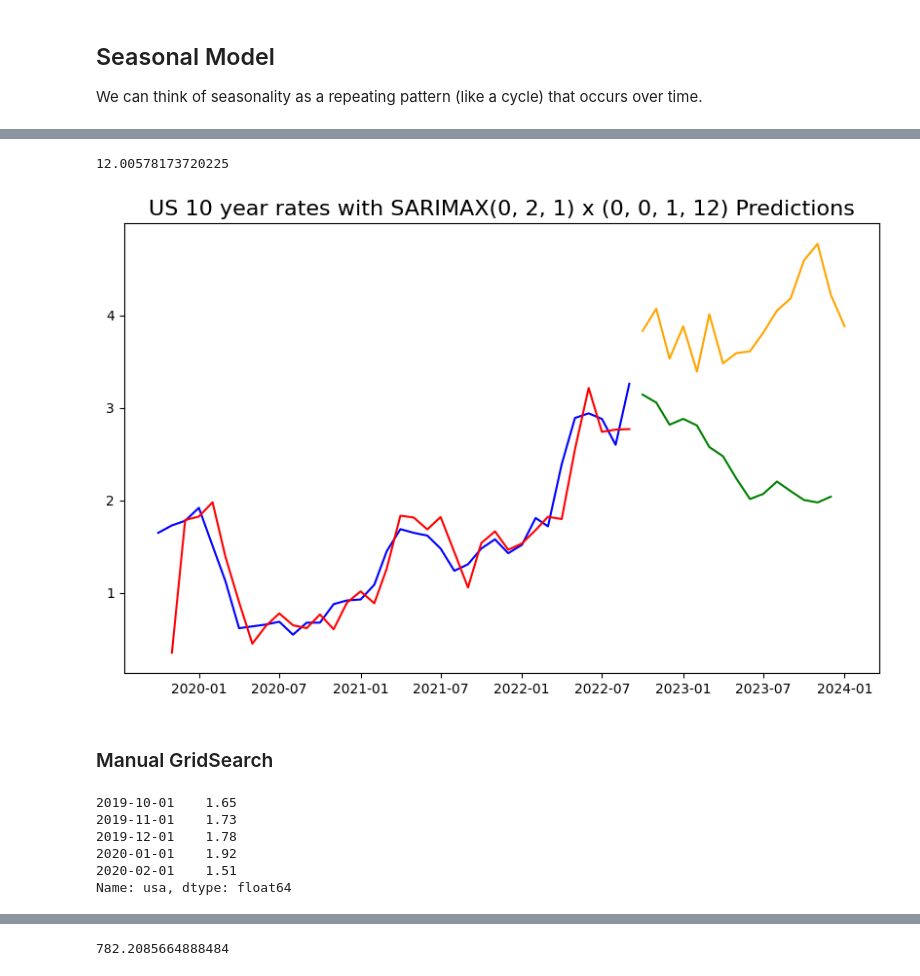
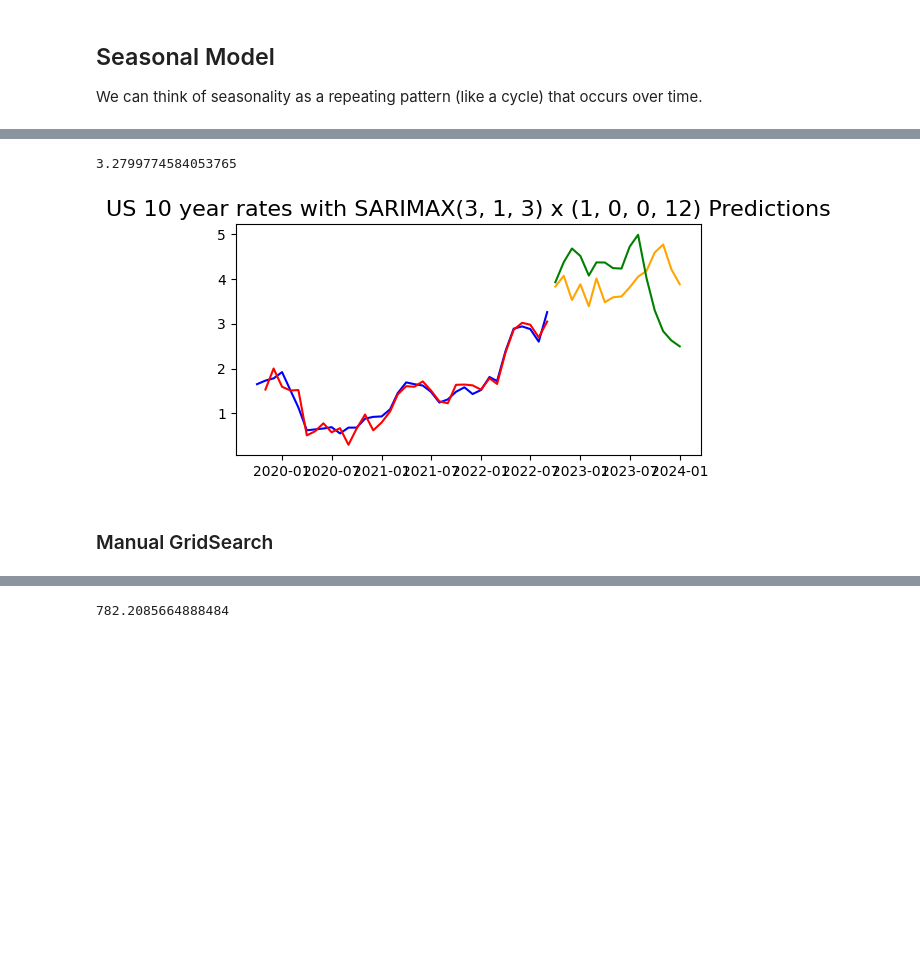
Before and after one commit to klyons/rates_cluster_nlp, a Jupyter notebook: time_series/time_series.ipynb, the cells around one changed output, grey strips where cells are left out. Saved outputs shown, nothing was run; the diff lists cells and outputs as text; code cells hidden in the pictures; blank space fills up the shorter version.

```diff
--- a/time_series/time_series.ipynb
+++ b/time_series/time_series.ipynb
@@ -35,2 +39,15 @@ data = data.drop(data.index[:2])
+# %%
+prices = commodities_diff.merge(cpi.shift(), left_index=True, right_index=True)
+# %%
+common_indexes = commodities.index.intersection(cpi.index)
+
+# Select rows from commodities dataframe that exist in bonds dataframe
+commodities = commodities.loc[common_indexes]
+short_rates = short_rates.loc[common_indexes]
+cpi = cpi.loc[common_indexes]
+bonds = bonds.loc[common_indexes]
+commodities_diff = commodities_diff.loc[common_indexes]
+bonds_diff = bonds_diff.loc[common_indexes]
+cpi_diff = cpi_diff.loc[common_indexes]
 # %%
 def plot_series(df, cols=None, title='Title', xlab=None, ylab=None, steps=1):
@@ -145,9 +198,17 @@ If the PACF does not have a sharp cut-off or the lag-1 ACF value is not positive
+# %%
+prices = prices.fillna(method='ffill').fillna(method='bfill')
 # %%
 # Create train-test split.
-X_train, X_test, y_train, y_test = train_test_split(cpi,
-                                                    data['usa'],
+X_10yr_train, X_10yr_test, y_10yr_train, y_10yr_test = train_test_split(prices,
+                                                    bonds['usa'],
                                                     test_size = 0.3,
                                                     shuffle = False) # Shuffle = False is IMPORTANT!
+
+# Create train-test split.
+X_cpi_train, X_cpi_test, y_cpi_train, y_cpi_test = train_test_split(commodities_diff,
+                                                    cpi['usa'],
+                                                    test_size = 0.3,
+                                                    shuffle = False) # Shuffle = False is IMPORTANT!
 # %% [markdown]
 ### Fit an ARIMA model.
 # %%
@@ -332,41 +306,32 @@ X_train.tail()
 # %%
 # Fit a SARIMA(0, 2, 1) x (0, 0, 1, 12) model.
-sarima = SARIMAX(endog=y_train[1:].astype(float).dropna(),
+sarima = SARIMAX(endog=y_10yr_train.astype(float),
                 order = (3, 1, 2), seasonal_order=(1, 0, 0, 12),
-                exog = X_train['us_cpi_lag_1'].dropna())
+                exog = X_10yr_train.astype(float))
 
 
 # Fit SARIMA model.
 model = sarima.fit()
 
 # Generate predictions based on test set.
 overlap = model.predict(start = datetime(2019, 11, 1), end = datetime(2022, 9, 1),
-                     exog = X_train['us_cpi_lag_1'].dropna())
-preds = model.predict(start = datetime(2022, 10, 1), end = datetime(2023, 12, 1),
-                     exog = X_test['us_cpi_lag_1'].dropna())
+                     exog = X_10yr_train.astype(float))
+preds = model.predict(start = datetime(2022, 10, 1), end = datetime(2024, 1, 1),
+                     exog = X_10yr_test.astype(float))
 
 # Evaluate predictions.
 print(model.aic)
 
 # Plot data.
-plt.figure(figsize=(10,6))
+plt.figure(figsize=(6,3))
 plt.plot(y_train, color = 'blue')
 plt.plot(y_test, color = 'orange')
 plt.plot(preds, color = 'green')
 plt.plot(overlap, color = 'red')
-plt.title(label = 'US 10 year rates with SARIMAX(0, 2, 1) x (0, 0, 1, 12) Predictions', fontsize=16)
+plt.title(label = 'US 10 year rates with SARIMAX(3, 1, 3) x (1, 0, 0, 12) Predictions', fontsize=16)
 plt.show();
 # %% [output]
-12.00578173720225
+3.2799774584053765
-[figure, old version]
+[figure, new version]
 # %% [markdown]
 ### Manual GridSearch
-# %%
-y_train.head()
-# %% [output]
-2019-10-01    1.65
-2019-11-01    1.73
-2019-12-01    1.78
-2020-01-01    1.92
-2020-02-01    1.51
-Name: usa, dtype: float64
```
Also changed, not shown: parts of 44 cells of this notebook, 4 other files.
